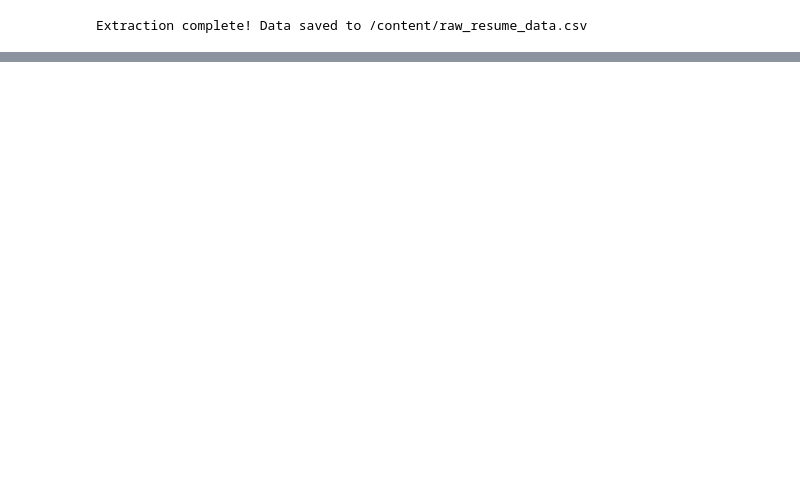
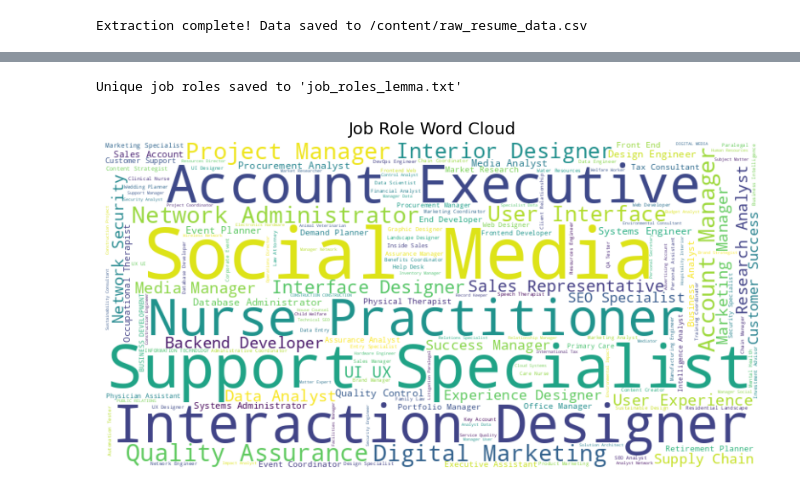
Before and after one commit to mk7890/Resume-Parsing-System, a Jupyter notebook: ResumeParsingSystem_DataCleaning.ipynb, the cells around one changed output, grey strips where cells are left out. Cells and saved outputs as stored; diff of their text form; code cells hidden in the pictures; blank space fills up the shorter version.

```diff
--- a/ResumeParsingSystem_DataCleaning.ipynb
+++ b/ResumeParsingSystem_DataCleaning.ipynb
@@ -1297,0 +502,4 @@ Device set to use cpu
+# %%
+# dropping Features column
+large_resume = large_resume.drop(columns=['Features'])
+large_resume.head()
@@ -1297,0 +513,4 @@ Device set to use cpu
+# %%
+# Renaming Role column to "Job Role" and lemmatized_text column to "Features"
+large_resume = large_resume.rename(columns={'Role': 'Job Role', 'lemmatized_text': 'Features'})
+large_resume.head()
@@ -1297,0 +524,3 @@ Device set to use cpu
+# %%
+pdftext_resume = pd.read_csv("/content/lemmatized_pdftext_resume_data.csv")
+pdftext_resume.head()
@@ -1297,0 +542,6 @@ Device set to use cpu
+# %%
+# Merge both DataFrames, keeping large_resume at the top
+merged_resume = pd.concat([large_resume, pdftext_resume], ignore_index=True)
+
+# Display the merged DataFrame
+merged_resume.head()
@@ -1297,0 +610,30 @@ Device set to use cpu
+# %%
+# Get unique job titles
+unique_job_roles = merged_resume['Job Role'].unique()
+
+# Save to a text file
+with open("job_roles_lemma.txt", "w", encoding="utf-8") as file:
+    for job in unique_job_roles:
+        file.write(job + "\n")
+
+print("Unique job roles saved to 'job_roles_lemma.txt'")
+# %% [output]
+Unique job roles saved to 'job_roles_lemma.txt'
+# %%
+import matplotlib.pyplot as plt
+from wordcloud import WordCloud
+
+# Combine all job roles into a single string
+text = " ".join(merged_resume['Job Role'].dropna())  # Remove NaNs if any
+
+# Generate word cloud
+wordcloud = WordCloud(width=800, height=400, background_color="white", colormap="viridis").generate(text)
+
+# Plot the word cloud
+plt.figure(figsize=(10, 5))
+plt.imshow(wordcloud, interpolation="bilinear")
+plt.axis("off")  # Hide axes
+plt.title("Job Role Word Cloud", fontsize=14)
+plt.show()
+# %% [output]
+[figure, added]
```
Also changed, not shown: parts of 105 cells of this notebook.
